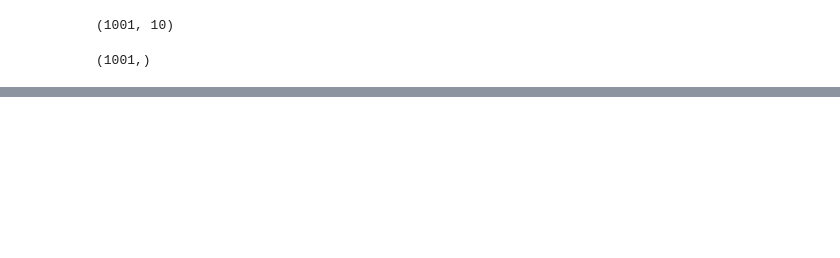
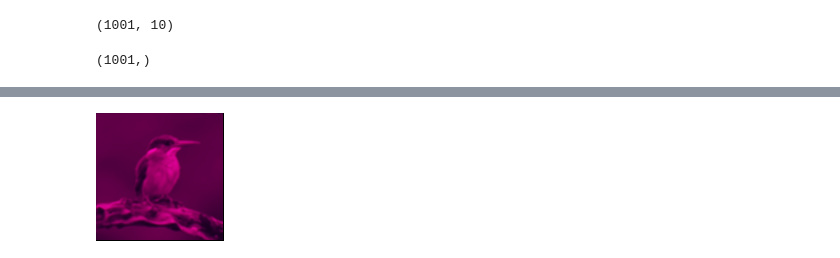
Before and after one commit to alayshahh/Colorization, a Jupyter notebook: Untitled.ipynb, the cells around one changed output, grey strips where cells are left out. Saved outputs shown, nothing was run; the diff lists cells and outputs as text; code cells hidden in the pictures; blank space fills up the shorter version.

```diff
--- a/Untitled.ipynb
+++ b/Untitled.ipynb
@@ -50,0 +64,17 @@ training.shape
+# %%
+r = np.array(IMPROVED_OUT).copy()
+g = np.array(IMPROVED_OUT).copy()
+b = np.array(IMPROVED_OUT).copy()
+# %%
+for i in range(128):
+    for j in range(128):
+        r[i,j,1] = 0
+        g[i,j,0],g[i,j,2] = 0,0
+        b[i,j,1] = 0
+r_img = Image.fromarray(r)
+g_img = Image.fromarray(g)
+b_img = Image.fromarray(b)
+# %%
+r_img
+# %% [output]
+[figure, added]
```
Also changed, not shown: parts of 11 cells of this notebook, 17 other files.
